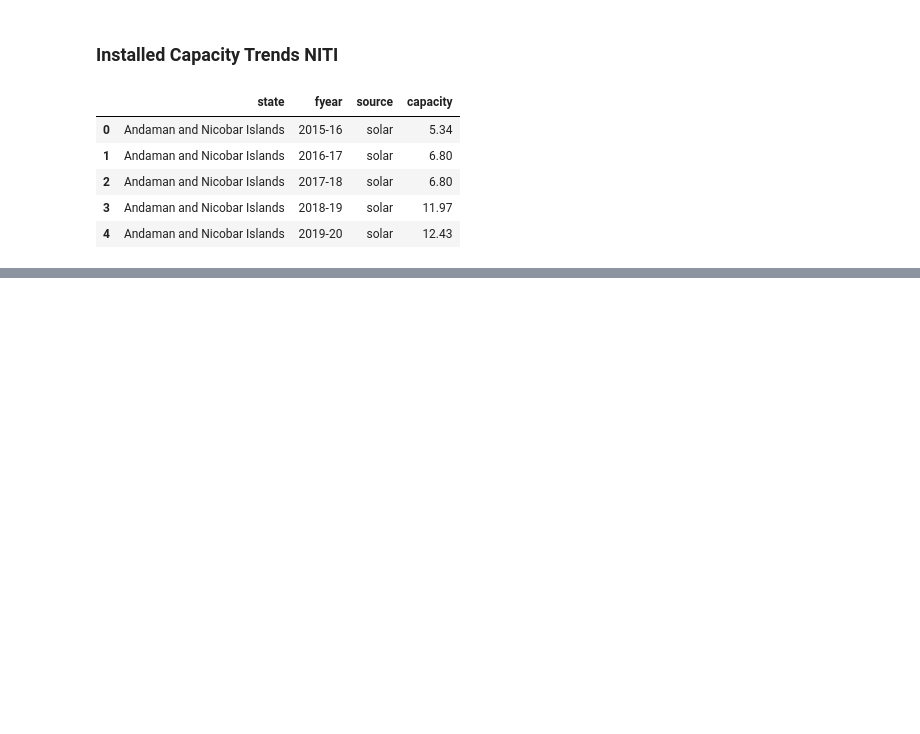
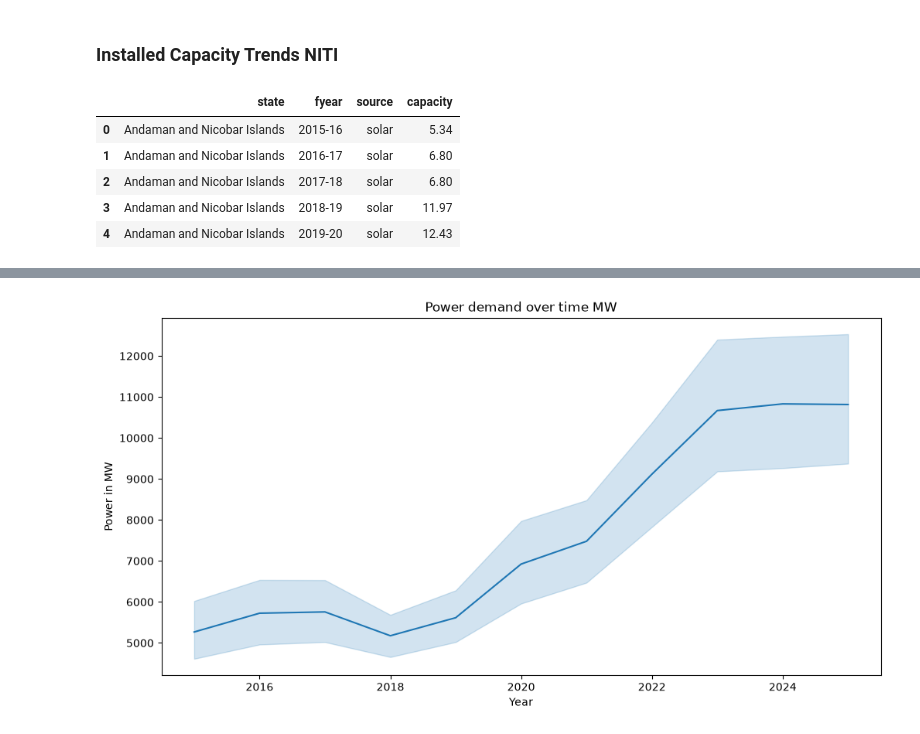
Before and after one commit to marvinminhaz/Solar-Curtailment-Project, a Jupyter notebook: notebooks/data-viz-and-prep.ipynb, the cells around one changed output, grey strips where cells are left out. Saved outputs shown, nothing was run; the diff lists cells and outputs as text; code cells hidden in the pictures; blank space fills up the shorter version.

Commit message:
added demand file extraction code, pdf processor, and demand trends

```diff
--- a/notebooks/data-viz-and-prep.ipynb
+++ b/notebooks/data-viz-and-prep.ipynb
@@ -49,0 +54,4 @@ plt.show()
+# %%
+demand_df = pd.read_csv("../data/raw/cea/cea_csv/cea_monthly_peak_demand.csv")
+demand_df = demand_df[demand_df['year']!=2026]
+demand_df
@@ -49,0 +72,9 @@ plt.show()
+# %%
+plt.figure(figsize=(12,6))
+sns.lineplot(x=demand_df.year, y=demand_df.peak_demand_mw)
+plt.title('Power demand over time MW')
+plt.xlabel('Year')
+plt.ylabel('Power in MW')
+plt.show()
+# %% [output]
+[figure, added]
```
Also changed, not shown: parts of 6 cells of this notebook, 27 other files.
